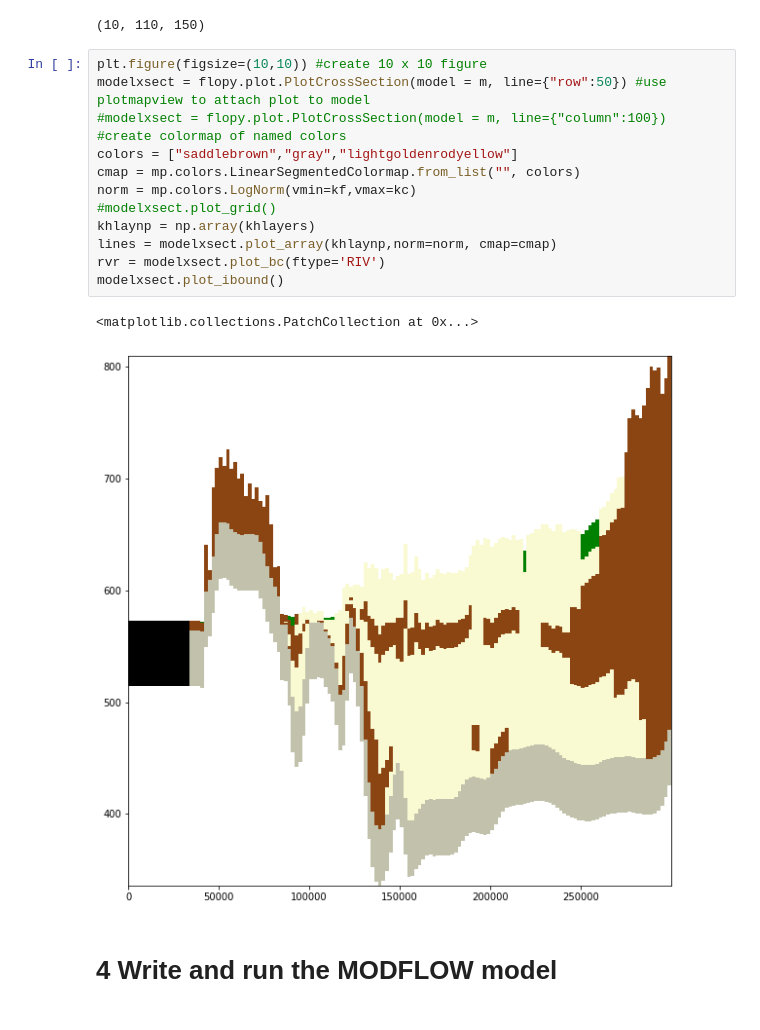
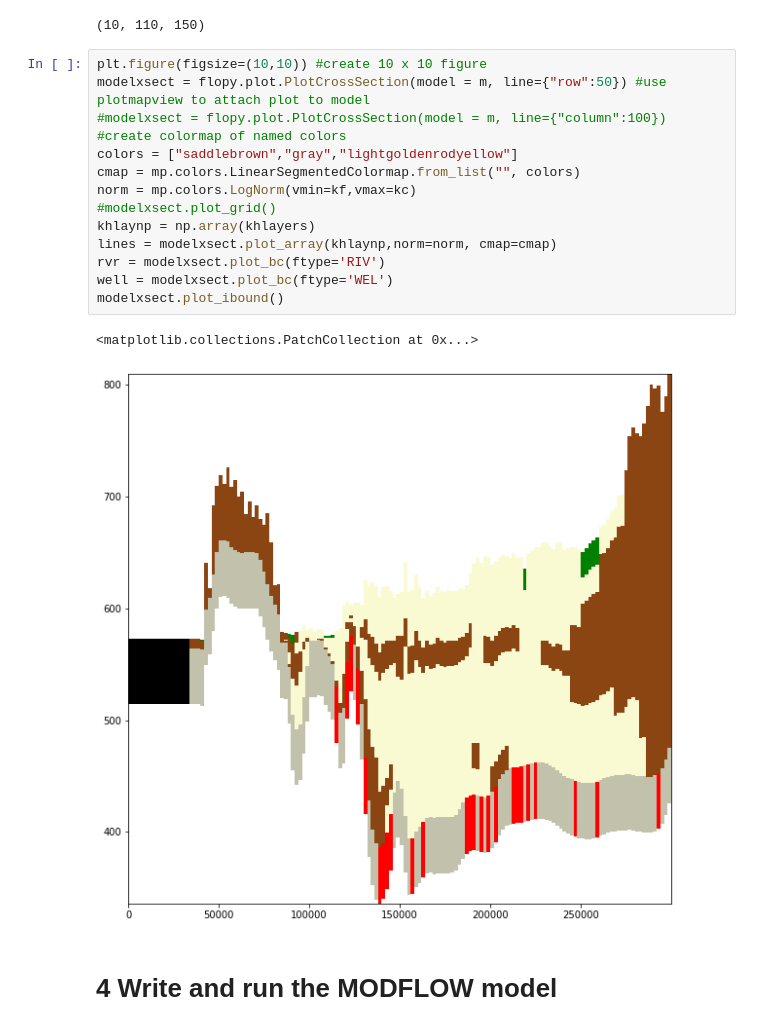
Before and after one commit to iordach1/GEOL572-GRL, a Jupyter notebook: GRL-Model.ipynb, the cells around one changed output. Cells and saved outputs as stored; diff of their text form.

```diff
--- a/GRL-Model.ipynb
+++ b/GRL-Model.ipynb
@@ -526,19 +530,20 @@ np.array(khlayers).shape
 # %%
 plt.figure(figsize=(10,10)) #create 10 x 10 figure
 modelxsect = flopy.plot.PlotCrossSection(model = m, line={"row":50}) #use plotmapview to attach plot to model
 #modelxsect = flopy.plot.PlotCrossSection(model = m, line={"column":100})
 #create colormap of named colors
 colors = ["saddlebrown","gray","lightgoldenrodyellow"]
 cmap = mp.colors.LinearSegmentedColormap.from_list("", colors)
 norm = mp.colors.LogNorm(vmin=kf,vmax=kc)
 #modelxsect.plot_grid()
 khlaynp = np.array(khlayers)
 lines = modelxsect.plot_array(khlaynp,norm=norm, cmap=cmap)
 rvr = modelxsect.plot_bc(ftype='RIV')
+well = modelxsect.plot_bc(ftype='WEL')
 modelxsect.plot_ibound()
 # %% [output]
 <matplotlib.collections.PatchCollection at 0x...>
-[figure, old version]
+[figure, new version]
 # %% [markdown]
 # 4 Write and run the MODFLOW model
 # %%
```
Also changed, not shown: parts of 7 cells of this notebook.
